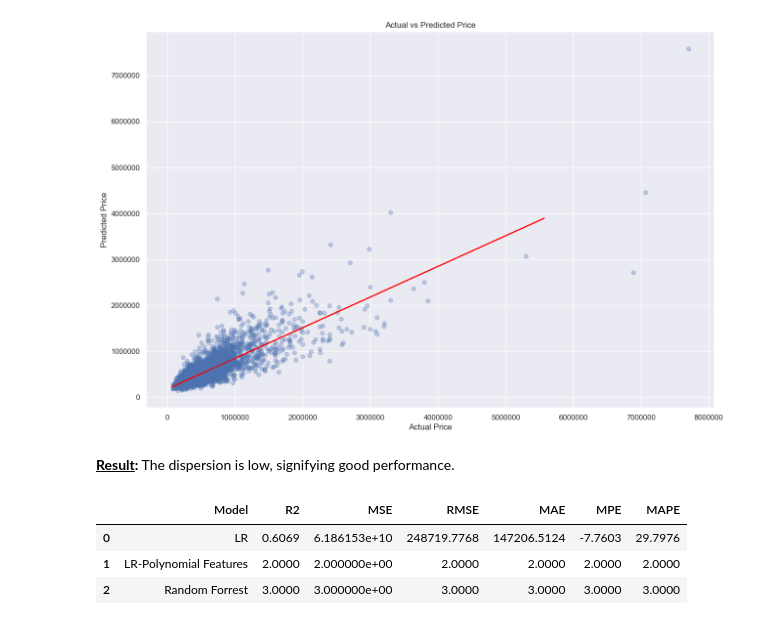
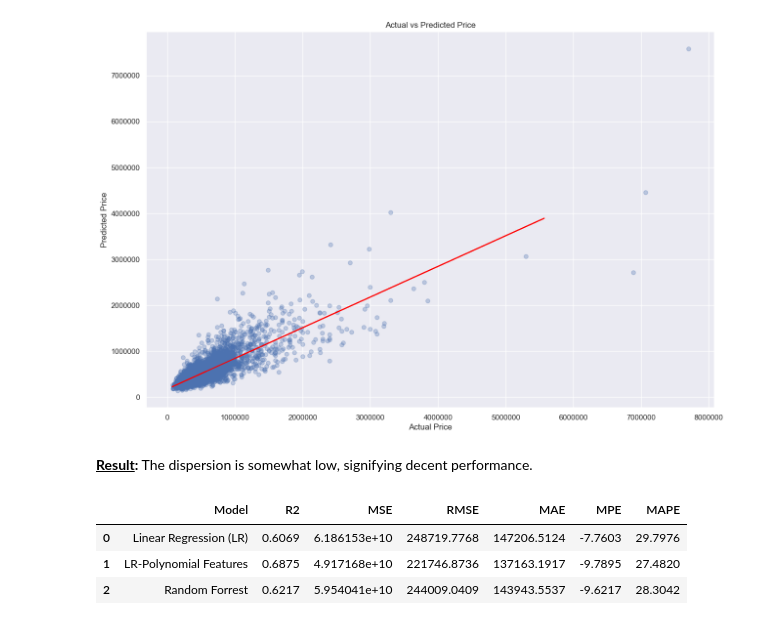
Before and after one commit to renaqd/team5-ADS500B, a Jupyter notebook: FinalProject_team5.ipynb, the cells around one changed output. Cells and saved outputs as stored; diff of their text form; code cells hidden in the pictures.

Commit message:
refined model

```diff
--- a/FinalProject_team5.ipynb
+++ b/FinalProject_team5.ipynb
@@ -515,24 +547,24 @@ plt.ticklabel_format(style='plain')
 # %% [output]
 [figure]
 # %% [markdown]
-**<u>Result</u>:** The dispersion is low, signifying good performance.
+**<u>Result</u>:** The dispersion is somewhat low, signifying decent performance.
 # %%
 # create table with 7 columns (metrics) and 3 rows (model)
 all_results = {
-    'Model': ["LR", "LR-Polynomial Features", "Random Forrest"],
-    'R2': [0.6069, 2, 3],
-    'MSE': [61861527361.5375, 2, 3],
-    'RMSE': [248719.7768, 2, 3],
-    'MAE': [147206.5124, 2, 3],
-    'MPE': [-7.7603, 2, 3],
-    'MAPE': [29.7976, 2, 3]
+    'Model': ["Linear Regression (LR)", "LR-Polynomial Features", "Random Forrest"],
+    'R2': [0.6069, 0.6875, 0.6217],
+    'MSE': [61861527361.5375, 49171675943.0241, 59540412020.1137],
+    'RMSE': [248719.7768, 221746.8736, 244009.0409],
+    'MAE': [147206.5124, 137163.1917, 143943.5537],
+    'MPE': [-7.7603, -9.7895, -9.6217],
+    'MAPE': [29.7976, 27.4820, 28.3042]
 }
 
 # Create DataFrame
 metrics = pd.DataFrame(all_results)
 metrics
 # %% [output]
 |  | Model | R2 | MSE | RMSE | MAE | MPE | MAPE |
-| 0 | LR | 0.6069 | 6.186153e+10 | 248719.7768 | 147206.5124 | -7.7603 | 29.7976 |
-| 1 | LR-Polynomial Features | 2.0000 | 2.000000e+00 | 2.0000 | 2.0000 | 2.0000 | 2.0000 |
-| 2 | Random Forrest | 3.0000 | 3.000000e+00 | 3.0000 | 3.0000 | 3.0000 | 3.0000 |
+| 0 | Linear Regression (LR) | 0.6069 | 6.186153e+10 | 248719.7768 | 147206.5124 | -7.7603 | 29.7976 |
+| 1 | LR-Polynomial Features | 0.6875 | 4.917168e+10 | 221746.8736 | 137163.1917 | -9.7895 | 27.4820 |
+| 2 | Random Forrest | 0.6217 | 5.954041e+10 | 244009.0409 | 143943.5537 | -9.6217 | 28.3042 |
```
Also changed, not shown: parts of 10 cells of this notebook.
